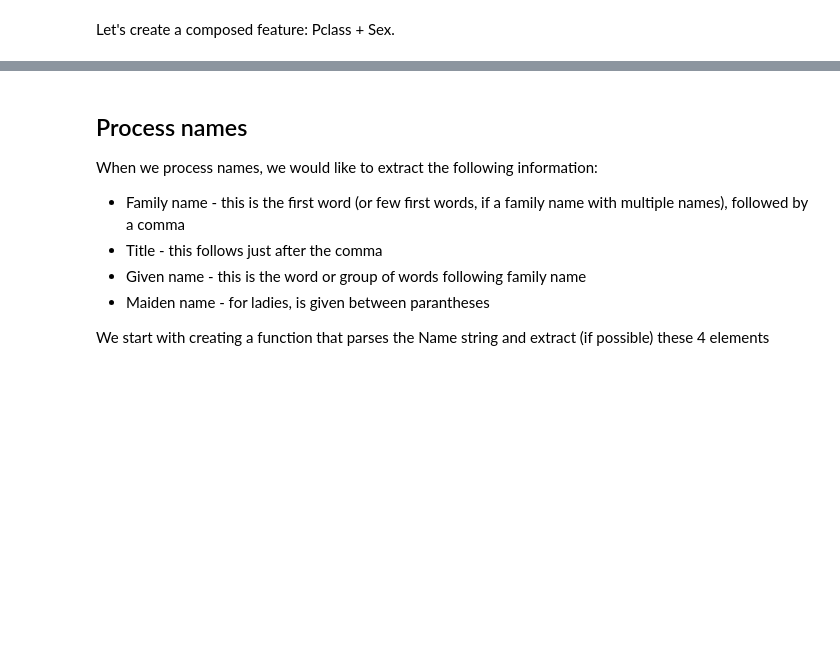
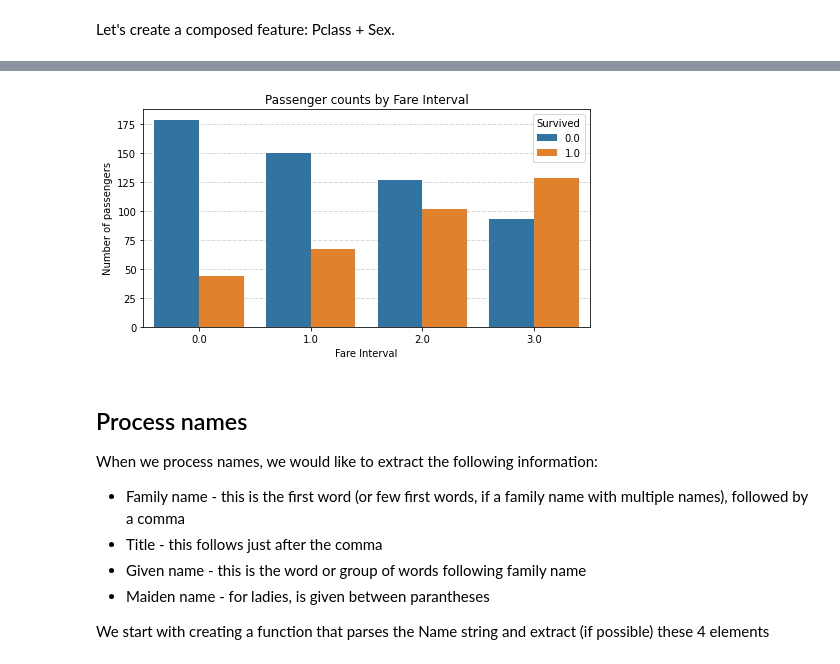
Before and after one commit to isabelBackes/ps1_ex4_nb_to_repo, a Jupyter notebook: Titanic Data Journey.ipynb, the cells around one changed output, grey strips where cells are left out. Cells and saved outputs as stored; diff of their text form; code cells hidden in the pictures; blank space fills up the shorter version.

```diff
--- a/Titanic Data Journey.ipynb
+++ b/Titanic Data Journey.ipynb
@@ -310,9 +307,4 @@ all_df.loc[ all_df['Fare'] > 31, 'Fare Interval'] = 3
 # %%
-# TODO: turn into function
-train_df['Fare Interval'] = 0.0
-train_df.loc[ train_df['Fare'] <= 7.91, 'Fare Interval'] = 0
-train_df.loc[(train_df['Fare'] > 7.91) & (train_df['Fare'] <= 14.454), 'Fare Interval'] = 1
-train_df.loc[(train_df['Fare'] > 14.454) & (train_df['Fare'] <= 31), 'Fare Interval']   = 2
-train_df.loc[ train_df['Fare'] > 31, 'Fare Interval'] = 3
+train_df = feature.add_fare_interval(train_df)
 # %%
 # Plot count pairs using all_df for the column "Fare Interval"
@@ -324,8 +321,11 @@ train_df["Sex_Pclass"] = train_df.apply(lambda row: row['Sex'][0].upper() + "_C"
 # %%
-# TODO: turn into function
-all_df["Sex_Pclass"] = all_df.apply(lambda row: row['Sex'][0].upper() + "_C" + str(row["Pclass"]), axis=1)
+all_df = feature.add_sex_pclass(all_df)
 # %%
 # Plot count pairs using all_df for the column "Fare Interval" and "Fare (grouped by survival)" with "Survived" as hue
+plot_utils.plot_counts(all_df, column="Fare Interval", hue="Survived")
+plt.show()
+# %% [output]
+[figure, added]
 # %% [markdown]
 ## Process names
 
```
Also changed, not shown: parts of 44 cells of this notebook, 3 other files.
